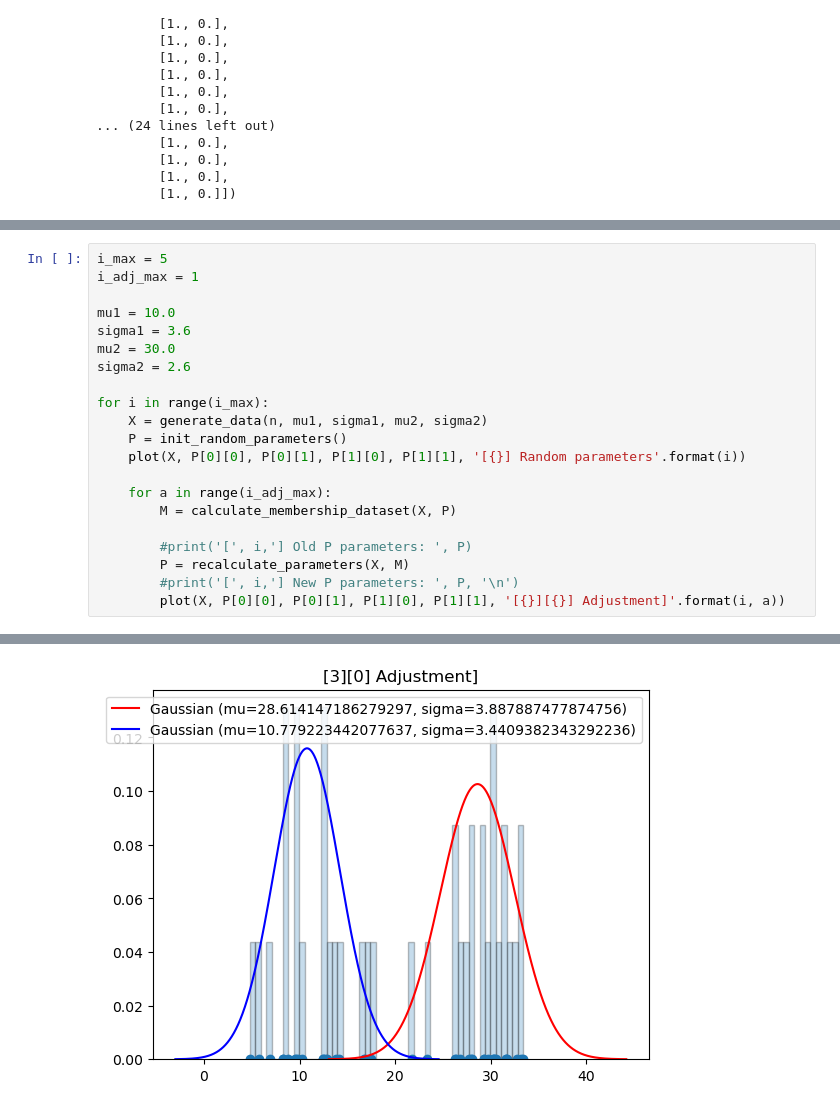
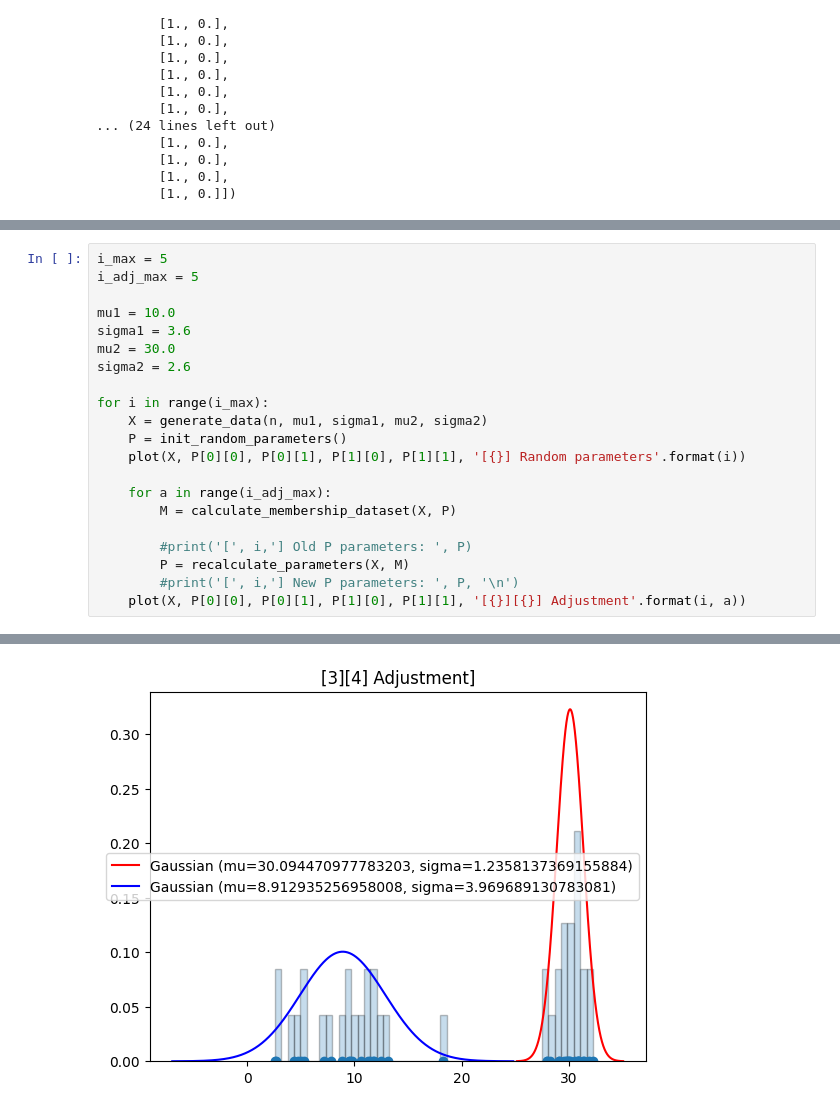
Before and after one commit to BRJMM/AprendizajeAutomatico, a Jupyter notebook: TrabajoPractico0/Trabajo_práctico_0_Algoritmo_de_Maximización_de_la_Esperanza.ipynb, the cells around one changed output, grey strips where cells are left out. Cells and saved outputs as stored; diff of their text form.

```diff
--- a/TrabajoPractico0/Trabajo_práctico_0_Algoritmo_de_Maximización_de_la_Esperanza.ipynb
+++ b/TrabajoPractico0/Trabajo_práctico_0_Algoritmo_de_Maximización_de_la_Esperanza.ipynb
@@ -166,6 +166,6 @@ New P parameters:  tensor([[20.3984, 10.0570],
 # %%
 i_max = 5
-i_adj_max = 1
+i_adj_max = 5
 
 mu1 = 10.0
 sigma1 = 3.6
@@ -183,5 +183,5 @@ for i in range(i_max):
         #print('[', i,'] Old P parameters: ', P)
         P = recalculate_parameters(X, M)
         #print('[', i,'] New P parameters: ', P, '\n')
-        plot(X, P[0][0], P[0][1], P[1][0], P[1][1], '[{}][{}] Adjustment]'.format(i, a))
+    plot(X, P[0][0], P[0][1], P[1][0], P[1][1], '[{}][{}] Adjustment'.format(i, a))
 # %% [output]
@@ -195 +195 @@ for i in range(i_max):
-[figure, old version]
+[figure, new version]
```
Also changed, not shown: parts of 7 cells of this notebook.
